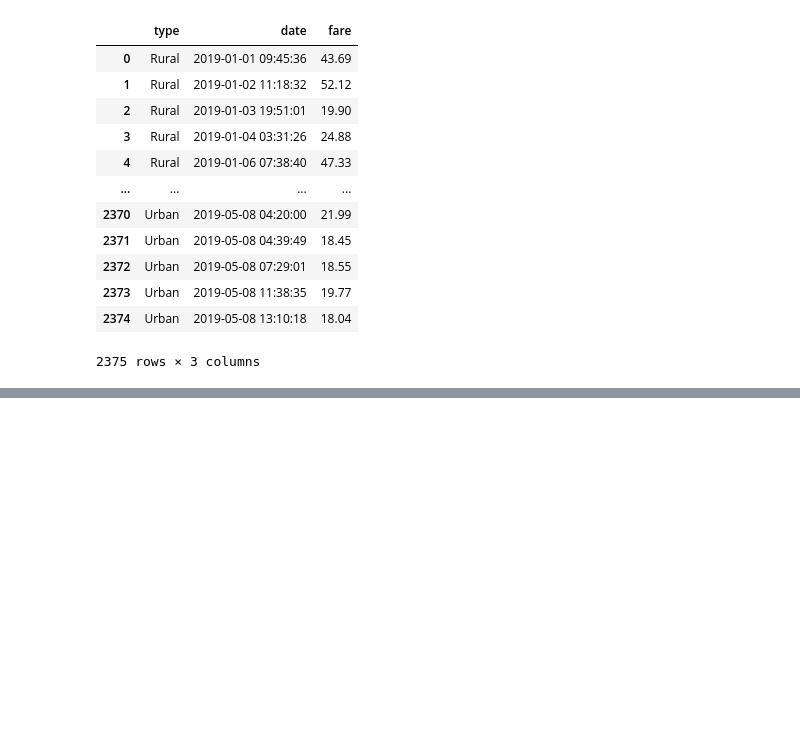
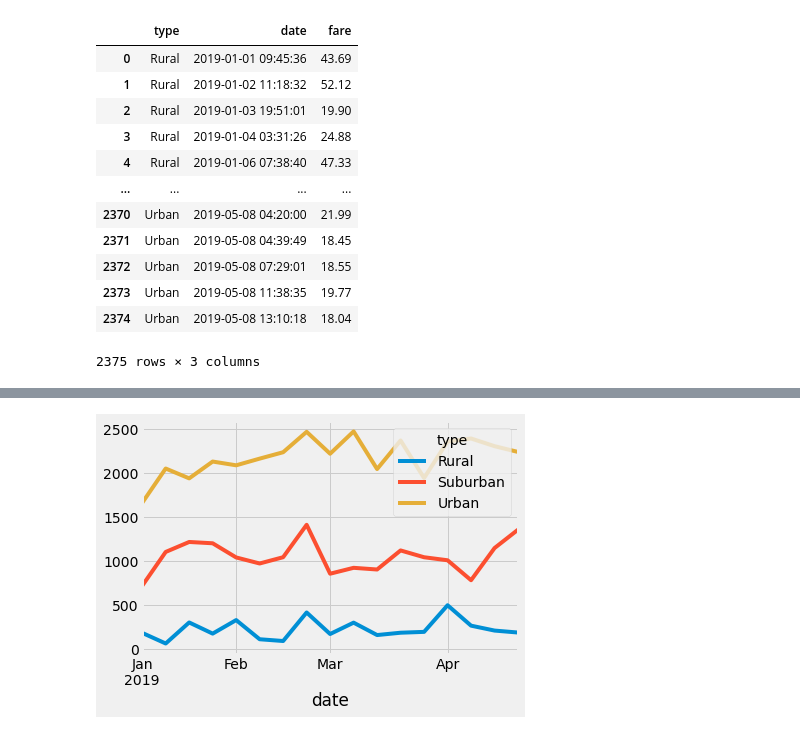
Before and after one commit to BMoreland20/PyBer_Analysis, a Jupyter notebook: PyBer_Challenge.ipynb, the cells around one changed output, grey strips where cells are left out. Saved outputs shown, nothing was run; the diff lists cells and outputs as text; code cells hidden in the pictures; blank space fills up the shorter version.

```diff
--- a/PyBer_Challenge.ipynb
+++ b/PyBer_Challenge.ipynb
@@ -188,3 +206,6 @@ date_type_df.reset_index()
 # %%
 # 4. Create a pivot table with the 'date' as the index, the columns ='type', and values='fare'
 # to get the total fares for each type of city by the date.
+date_type_pivot = date_type_df.pivot_table(index= 'date', columns= 'type', values= 'fare')
+
+date_type_pivot
@@ -191,2 +227,5 @@ date_type_df.reset_index()
 # %%
 # 5. Create a new DataFrame from the pivot table DataFrame using loc on the given dates, '2019-01-01':'2019-04-29'.
+date_range = date_type_pivot.loc['2019-01-01':'2019-04-29']
+
+date_range
@@ -193,5 +247,7 @@ date_type_df.reset_index()
 # %%
 # 6. Set the "date" index to datetime datatype. This is necessary to use the resample() method in Step 8.
 # df.index = pd.to_datetime(df.index)
+
+date_range.index= pd.to_datetime(date_range.index)
 # %%
 # 7. Check that the datatype for the index is datetime using df.info()
@@ -198,2 +266,5 @@ date_type_df.reset_index()
 # %%
 # 8. Create a new DataFrame using the "resample()" function by week 'W' and get the sum of the fares for each week.
+date_sum_fares_weekly = date_range.resample('W').sum()
+
+date_sum_fares_weekly.head(10)
@@ -200,7 +284,13 @@ date_type_df.reset_index()
 # %%
 # 8. Using the object-oriented interface method, plot the resample DataFrame using the df.plot() function.
 
 # Import the style from Matplotlib.
 from matplotlib import style
 # Use the graph style fivethirtyeight.
 style.use('fivethirtyeight')
+
+date_sum_fares_weekly.plot()
+
+plt.savefig("C:\\Users\\Blaine\\Documents\\College\\Bootcamp\\PyBer_Analysis\\Resources\\Fig1.png")
+# %% [output]
+[figure, added]
```
Also changed, not shown: parts of 6 cells of this notebook, 1 other file.
